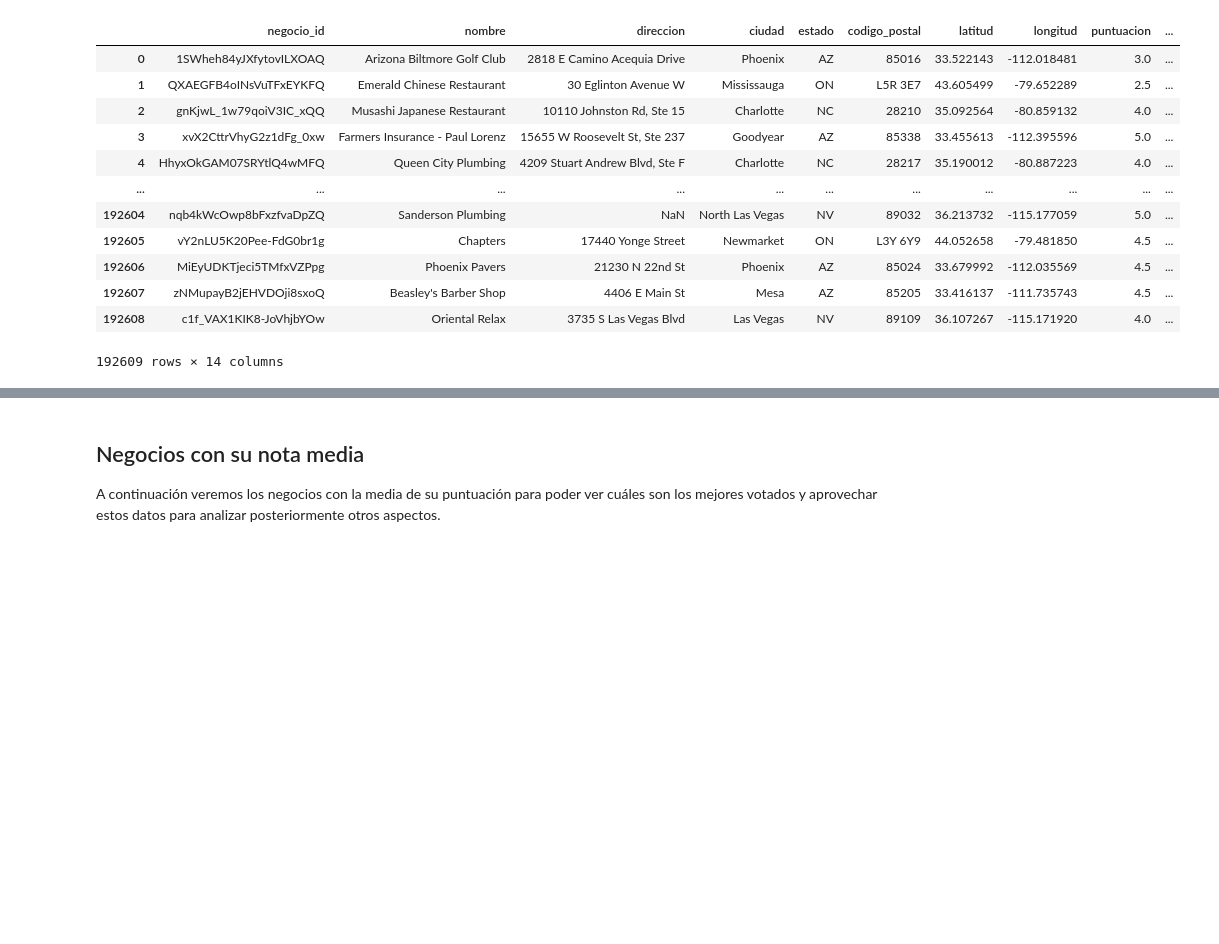
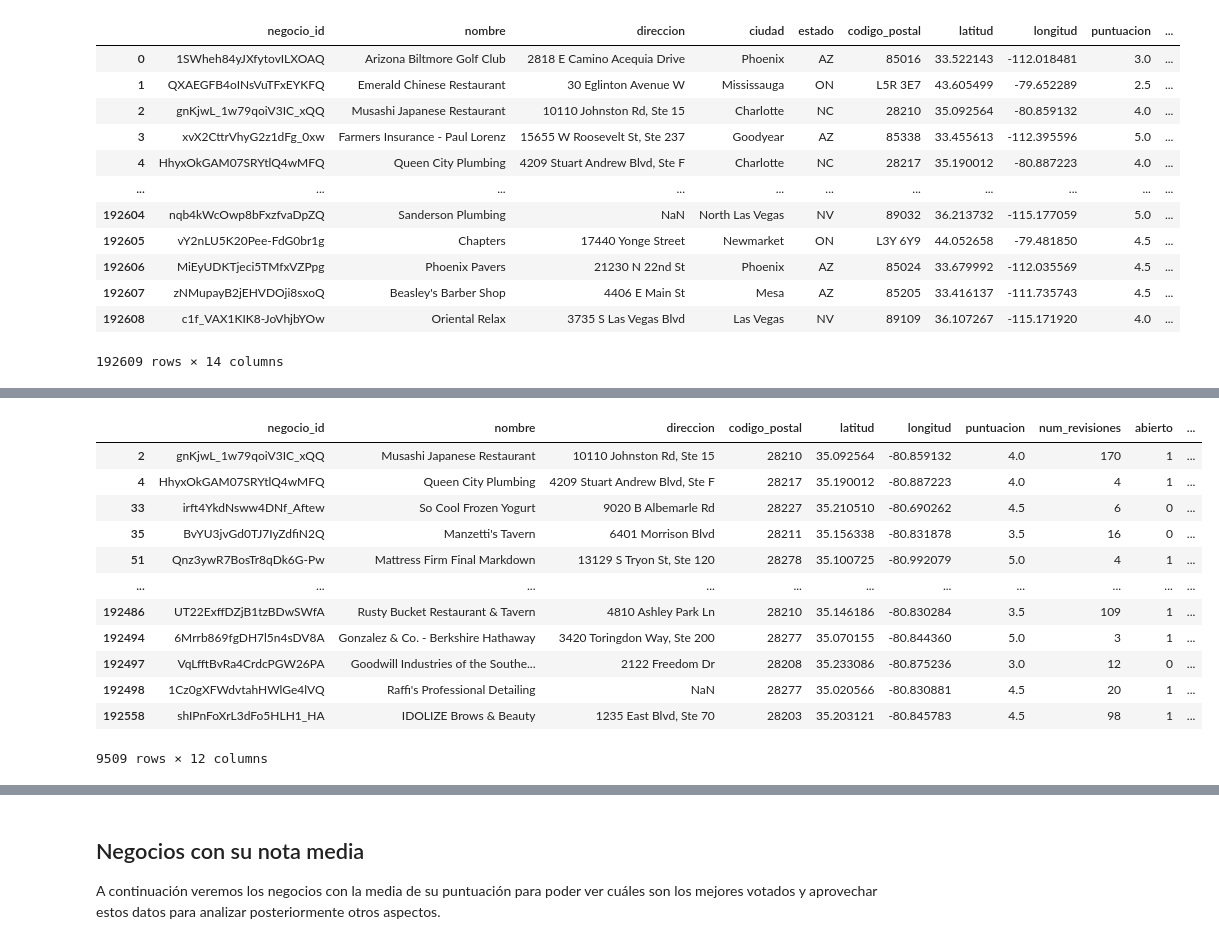
Before and after one commit to pablobp1998/Desafio-Final-AD, a Jupyter notebook: datos_negocios.ipynb, the cells around one changed output, grey strips where cells are left out. Drawn from its saved outputs; the diff is of its cells as text; code cells hidden in the pictures; blank space fills up the shorter version.

```diff
--- a/datos_negocios.ipynb
+++ b/datos_negocios.ipynb
@@ -74,0 +78,18 @@ franquicias
+# %%
+dfCharlotte = df[df['ciudad'] == "Charlotte"]
+dfCharlotte = dfCharlotte.drop(['ciudad', 'estado'], axis=1)
+dfCharlotte
+# %% [output]
+|  | negocio_id | nombre | direccion | codigo_postal | latitud | longitud | puntuacion | num_revisiones | abierto | ... |
+| 2 | gnKjwL_1w79qoiV3IC_xQQ | Musashi Japanese Restaurant | 10110 Johnston Rd, Ste 15 | 28210 | 35.092564 | -80.859132 | 4.0 | 170 | 1 | ... |
+| 4 | HhyxOkGAM07SRYtlQ4wMFQ | Queen City Plumbing | 4209 Stuart Andrew Blvd, Ste F | 28217 | 35.190012 | -80.887223 | 4.0 | 4 | 1 | ... |
+| 33 | irft4YkdNsww4DNf_Aftew | So Cool Frozen Yogurt | 9020 B Albemarle Rd | 28227 | 35.210510 | -80.690262 | 4.5 | 6 | 0 | ... |
+| 35 | BvYU3jvGd0TJ7IyZdfiN2Q | Manzetti's Tavern | 6401 Morrison Blvd | 28211 | 35.156338 | -80.831878 | 3.5 | 16 | 0 | ... |
+| 51 | Qnz3ywR7BosTr8qDk6G-Pw | Mattress Firm Final Markdown | 13129 S Tryon St, Ste 120 | 28278 | 35.100725 | -80.992079 | 5.0 | 4 | 1 | ... |
+| ... | ... | ... | ... | ... | ... | ... | ... | ... | ... | ... |
+| 192486 | UT22ExffDZjB1tzBDwSWfA | Rusty Bucket Restaurant & Tavern | 4810 Ashley Park Ln | 28210 | 35.146186 | -80.830284 | 3.5 | 109 | 1 | ... |
+| 192494 | 6Mrrb869fgDH7l5n4sDV8A | Gonzalez & Co. - Berkshire Hathaway | 3420 Toringdon Way, Ste 200 | 28277 | 35.070155 | -80.844360 | 5.0 | 3 | 1 | ... |
+| 192497 | VqLfftBvRa4CrdcPGW26PA | Goodwill Industries of the Southe... | 2122 Freedom Dr | 28208 | 35.233086 | -80.875236 | 3.0 | 12 | 0 | ... |
+| 192498 | 1Cz0gXFWdvtahHWlGe4lVQ | Raffi's Professional Detailing | NaN | 28277 | 35.020566 | -80.830881 | 4.5 | 20 | 1 | ... |
+| 192558 | shIPnFoXrL3dFo5HLH1_HA | IDOLIZE Brows & Beauty | 1235 East Blvd, Ste 70 | 28203 | 35.203121 | -80.845783 | 4.5 | 98 | 1 | ... |
+9509 rows × 12 columns
```
Also changed, not shown: parts of 8 cells of this notebook, 1 other file.
